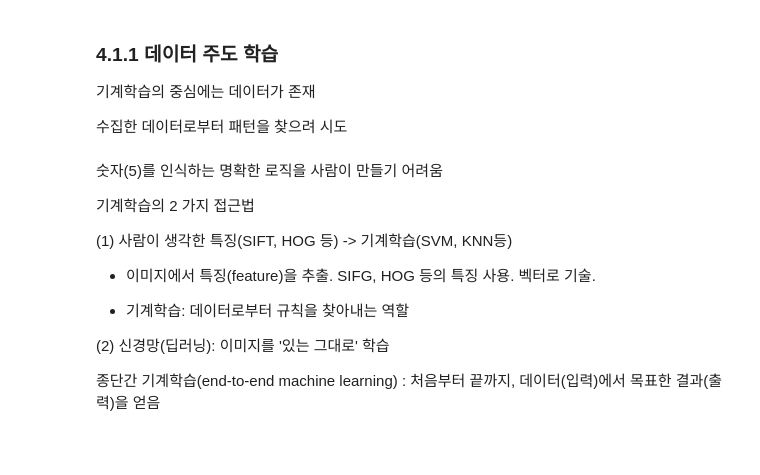
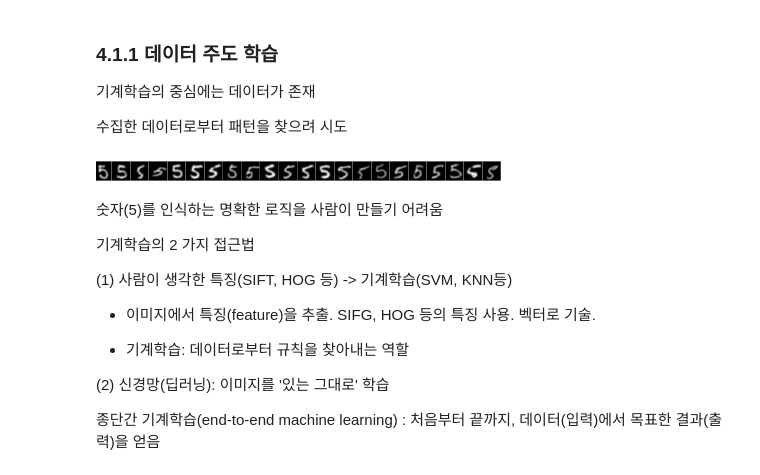
Before and after one commit to SDRLurker/deep-learning, a Jupyter notebook: 4장.ipynb, the cells around one changed output. Drawn from its saved outputs; the diff is of its cells as text; code cells hidden in the pictures; blank space fills up the shorter version.

```diff
--- a/4장.ipynb
+++ b/4장.ipynb
@@ -23,3 +21,10 @@
+# %%
+# 그림 4-1 손글씨 숫자 '5'의 예: 사람마다 자신만의 필체가 있다.
+# 출처 https://www.researchgate.net/figure/265798034_fig2_Figure-5-Images-obtained-from-the-hand-written-data-base-MNIST
+from IPython.display import Image, display
+display(Image(filename='5.png', embed=True))
+# %% [output]
+[figure, added]
 # %% [markdown]
 숫자(5)를 인식하는 명확한 로직을 사람이 만들기 어려움
 
```
Also changed, not shown: parts of 21 cells of this notebook, 1 other file.
